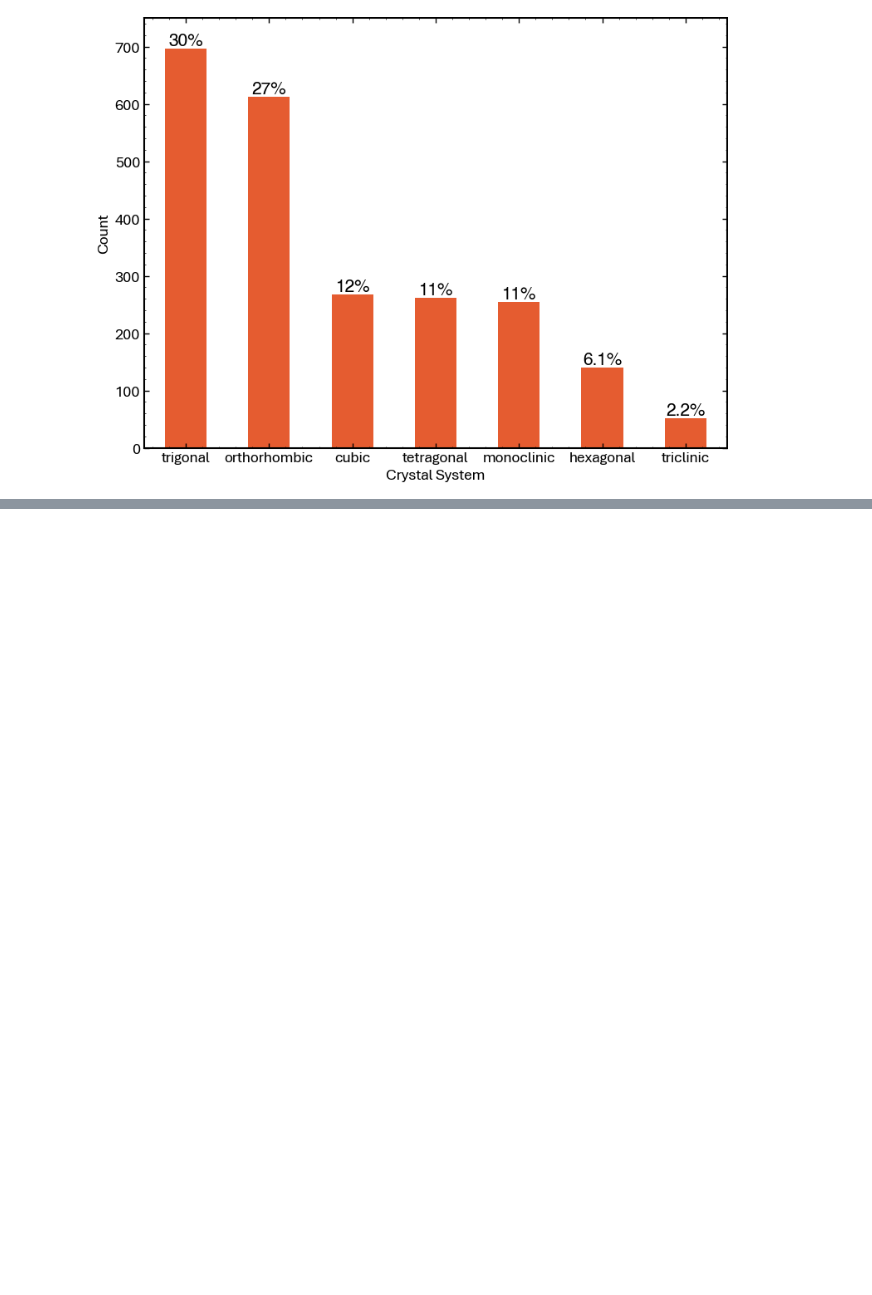
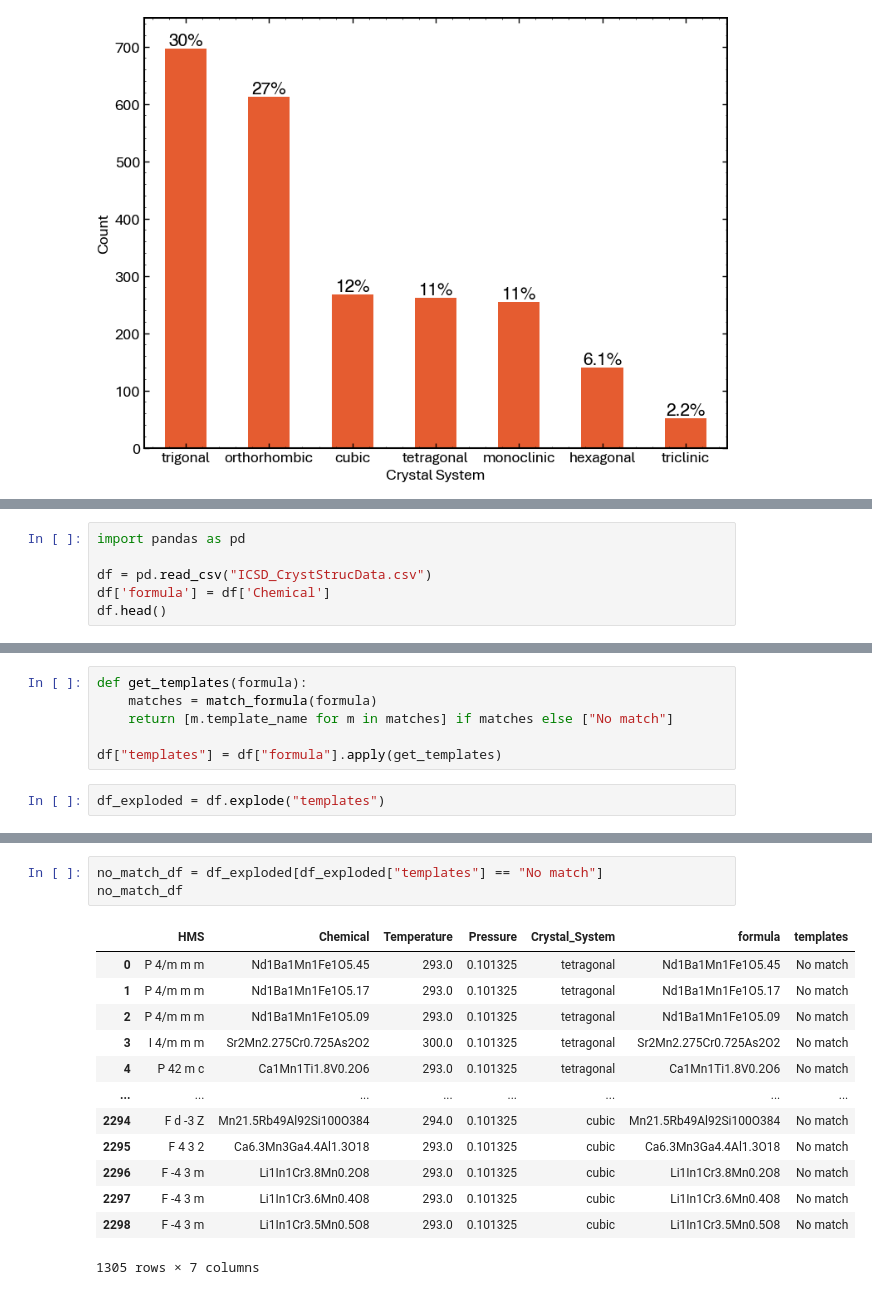
Before and after one commit to RedHorizonss/apprOXimate, a Jupyter notebook: notebooks/exp2_EDA_of_dataset.ipynb, the cells around one changed output, grey strips where cells are left out. Saved outputs shown, nothing was run; the diff lists cells and outputs as text; blank space fills up the shorter version.

```diff
--- a/notebooks/exp2_EDA_of_dataset.ipynb
+++ b/notebooks/exp2_EDA_of_dataset.ipynb
@@ -208,0 +543,6 @@ Error:
+# %%
+import pandas as pd
+
+df = pd.read_csv("ICSD_CrystStrucData.csv")
+df['formula'] = df['Chemical']
+df.head()
@@ -208,0 +556,8 @@ Error:
+# %%
+def get_templates(formula):
+    matches = match_formula(formula)
+    return [m.template_name for m in matches] if matches else ["No match"]
+
+df["templates"] = df["formula"].apply(get_templates)
+# %%
+df_exploded = df.explode("templates")
@@ -208,0 +581,17 @@ Error:
+# %%
+no_match_df = df_exploded[df_exploded["templates"] == "No match"]
+no_match_df
+# %% [output]
+|  | HMS | Chemical | Temperature | Pressure | Crystal_System | formula | templates |
+| 0 | P 4/m m m | Nd1Ba1Mn1Fe1O5.45 | 293.0 | 0.101325 | tetragonal | Nd1Ba1Mn1Fe1O5.45 | No match |
+| 1 | P 4/m m m | Nd1Ba1Mn1Fe1O5.17 | 293.0 | 0.101325 | tetragonal | Nd1Ba1Mn1Fe1O5.17 | No match |
+| 2 | P 4/m m m | Nd1Ba1Mn1Fe1O5.09 | 293.0 | 0.101325 | tetragonal | Nd1Ba1Mn1Fe1O5.09 | No match |
+| 3 | I 4/m m m | Sr2Mn2.275Cr0.725As2O2 | 300.0 | 0.101325 | tetragonal | Sr2Mn2.275Cr0.725As2O2 | No match |
+| 4 | P 42 m c | Ca1Mn1Ti1.8V0.2O6 | 293.0 | 0.101325 | tetragonal | Ca1Mn1Ti1.8V0.2O6 | No match |
+| ... | ... | ... | ... | ... | ... | ... | ... |
+| 2294 | F d -3 Z | Mn21.5Rb49Al92Si100O384 | 294.0 | 0.101325 | cubic | Mn21.5Rb49Al92Si100O384 | No match |
+| 2295 | F 4 3 2 | Ca6.3Mn3Ga4.4Al1.3O18 | 293.0 | 0.101325 | cubic | Ca6.3Mn3Ga4.4Al1.3O18 | No match |
+| 2296 | F -4 3 m | Li1In1Cr3.8Mn0.2O8 | 293.0 | 0.101325 | cubic | Li1In1Cr3.8Mn0.2O8 | No match |
+| 2297 | F -4 3 m | Li1In1Cr3.6Mn0.4O8 | 293.0 | 0.101325 | cubic | Li1In1Cr3.6Mn0.4O8 | No match |
+| 2298 | F -4 3 m | Li1In1Cr3.5Mn0.5O8 | 293.0 | 0.101325 | cubic | Li1In1Cr3.5Mn0.5O8 | No match |
+1305 rows × 7 columns
```
Also changed, not shown: parts of 4 cells of this notebook, 6 other files.
